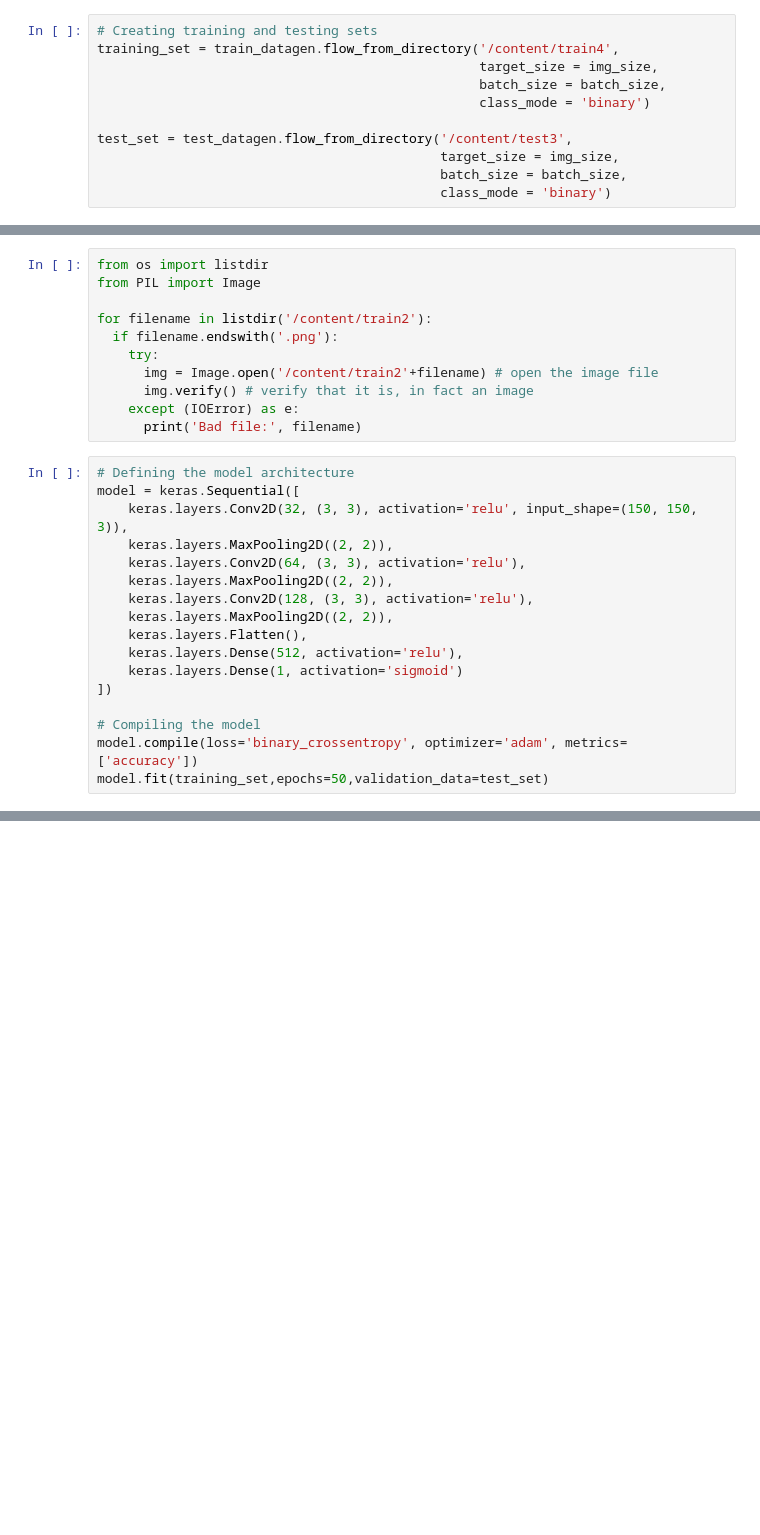
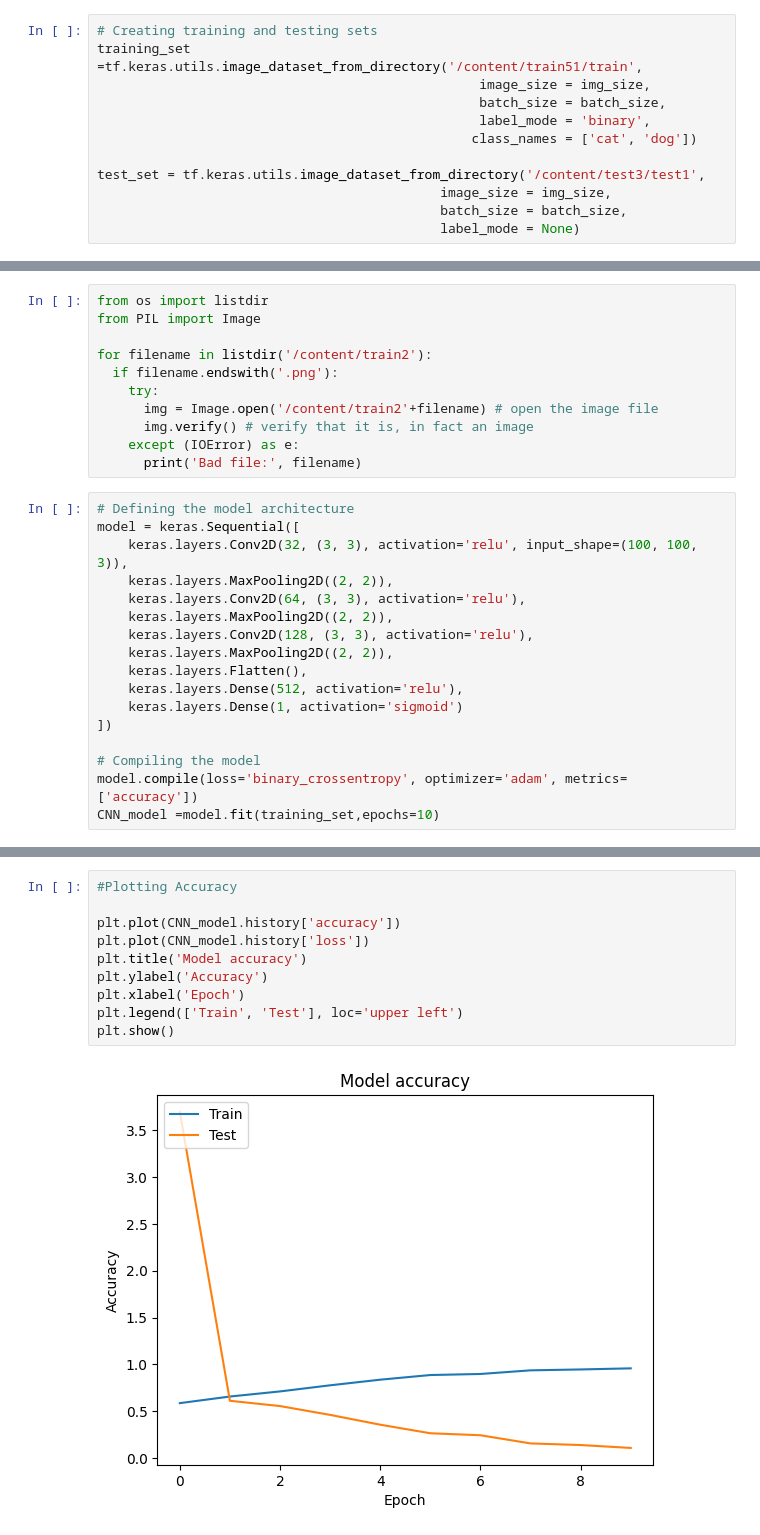
Before and after one commit to kamm8899/CatVSDog, a Jupyter notebook: CatDog.ipynb, the cells around one changed output, grey strips where cells are left out. Saved outputs shown, nothing was run; the diff lists cells and outputs as text; blank space fills up the shorter version.

```diff
--- a/CatDog.ipynb
+++ b/CatDog.ipynb
@@ -48,13 +47,14 @@ train_datagen = ImageDataGenerator(rescale = 1./255,
 test_datagen = ImageDataGenerator(rescale = 1./255)
 # %%
 # Creating training and testing sets
-training_set = train_datagen.flow_from_directory('/content/train4',
-                                                 target_size = img_size,
+training_set =tf.keras.utils.image_dataset_from_directory('/content/train51/train',
+                                                 image_size = img_size,
                                                  batch_size = batch_size,
-                                                 class_mode = 'binary')
+                                                 label_mode = 'binary',
+                                                class_names = ['cat', 'dog'])
 
-test_set = test_datagen.flow_from_directory('/content/test3',
-                                            target_size = img_size,
+test_set = tf.keras.utils.image_dataset_from_directory('/content/test3/test1',
+                                            image_size = img_size,
                                             batch_size = batch_size,
-                                            class_mode = 'binary')
+                                            label_mode = None)
 # %% [output]
@@ -74,7 +74,7 @@ for filename in listdir('/content/train2'):
 # %%
 # Defining the model architecture
 model = keras.Sequential([
-    keras.layers.Conv2D(32, (3, 3), activation='relu', input_shape=(150, 150, 3)),
+    keras.layers.Conv2D(32, (3, 3), activation='relu', input_shape=(100, 100, 3)),
     keras.layers.MaxPooling2D((2, 2)),
     keras.layers.Conv2D(64, (3, 3), activation='relu'),
     keras.layers.MaxPooling2D((2, 2)),
@@ -87,5 +87,5 @@ model = keras.Sequential([
 
 # Compiling the model
 model.compile(loss='binary_crossentropy', optimizer='adam', metrics=['accuracy'])
-model.fit(training_set,epochs=50,validation_data=test_set)
+CNN_model =model.fit(training_set,epochs=10)
 # %% [output]
@@ -96,0 +117,12 @@ Detected at node sequential_8/dense_16/Relu defined at (most recent call last):
+# %%
+#Plotting Accuracy
+
+plt.plot(CNN_model.history['accuracy'])
+plt.plot(CNN_model.history['loss'])
+plt.title('Model accuracy')
+plt.ylabel('Accuracy')
+plt.xlabel('Epoch')
+plt.legend(['Train', 'Test'], loc='upper left')
+plt.show()
+# %% [output]
+[figure, added]
```
Also changed, not shown: parts of 7 cells of this notebook.
